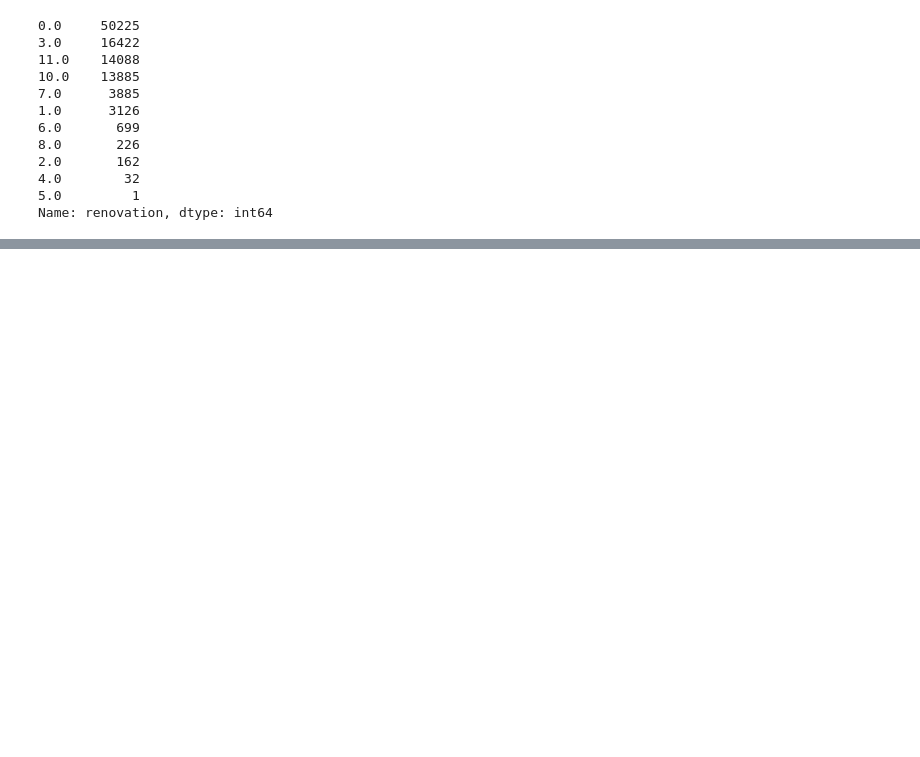
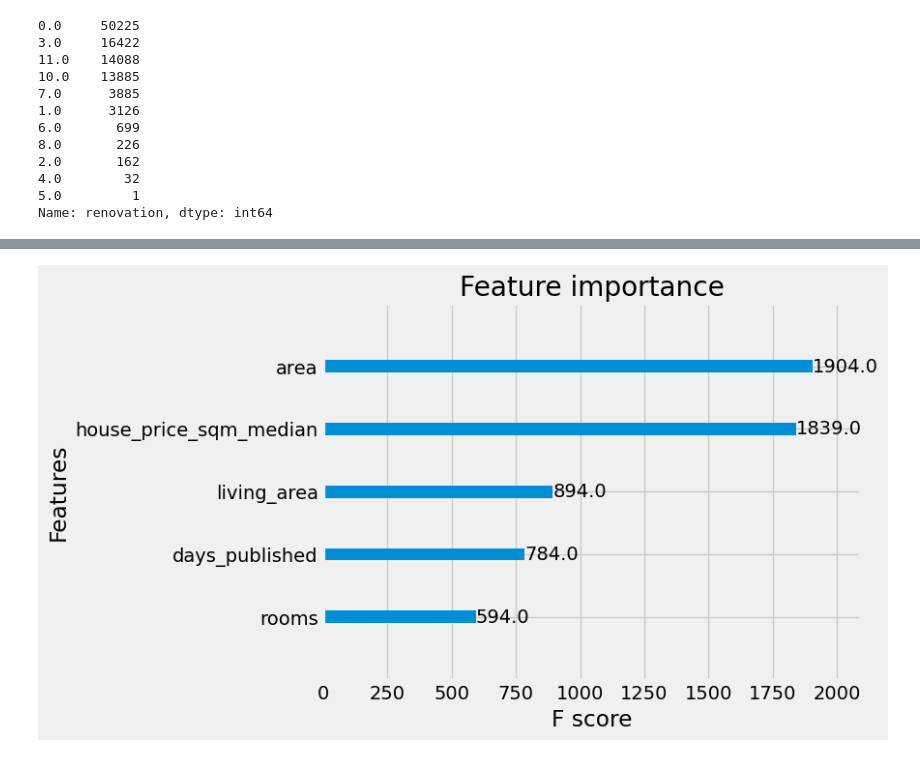
Before and after one commit to abuser11/e2e_project_2024, a Jupyter notebook: notebooks/lab2_model.ipynb, the cells around one changed output, grey strips where cells are left out. Cells and saved outputs as stored; diff of their text form; code cells hidden in the pictures; blank space fills up the shorter version.

```diff
--- a/notebooks/lab2_model.ipynb
+++ b/notebooks/lab2_model.ipynb
@@ -451,0 +218,3 @@ print('RMSE:', rmse)
+# %%
+X = rent_df_cleaned.drop('last_price', axis=1)
+y = rent_df_cleaned['last_price']
@@ -451,0 +242,2 @@ print('RMSE:', rmse)
+# %%
+X_train, X_valid, y_train, y_valid = train_test_split(X, y, test_size=0.25, random_state=7)
@@ -451,0 +344,29 @@ print('RMSE:', rmse)
+# %%
+from scipy.stats import uniform
+
+param_dist_xgb = {
+    'n_estimators': [50, 100, 200, 300],
+    'learning_rate': uniform(0.01, 0.3),  # Uniform distribution between 0.01 and 0.31
+    'max_depth': [3, 4, 5, 6, 7, 8, 9, 10],
+    'subsample': uniform(0.6, 0.4),       # Uniform distribution between 0.6 and 1.0
+    'colsample_bytree': uniform(0.6, 0.4) # Uniform distribution between 0.6 and 1.0
+}
+# %%
+from sklearn.model_selection import RandomizedSearchCV
+from xgboost import XGBRegressor
+
+xgb_model = XGBRegressor(random_state=7)
+
+# Initialize RandomizedSearchCV
+random_search_xgb = RandomizedSearchCV(estimator=xgb_model,
+                                       param_distributions=param_dist_xgb,
+                                       n_iter=100,
+                                       cv=3,
+                                       scoring='neg_mean_squared_error',
+                                       n_jobs=-1,
+                                       random_state=7)
+
+random_search_xgb.fit(X_train, y_train)
+
+best_xgb = random_search_xgb.best_estimator_
+print(f'Best XGBoost parameters: {best_xgb}')
@@ -451,0 +386,9 @@ print('RMSE:', rmse)
+# %%
+import matplotlib.pyplot as plt
+import xgboost as xgb
+
+# Plot feature importance
+xgb.plot_importance(best_xgb, importance_type='weight')
+plt.show()
+# %% [output]
+[figure, added]
```
Also changed, not shown: parts of 64 cells of this notebook, 9 other files.
